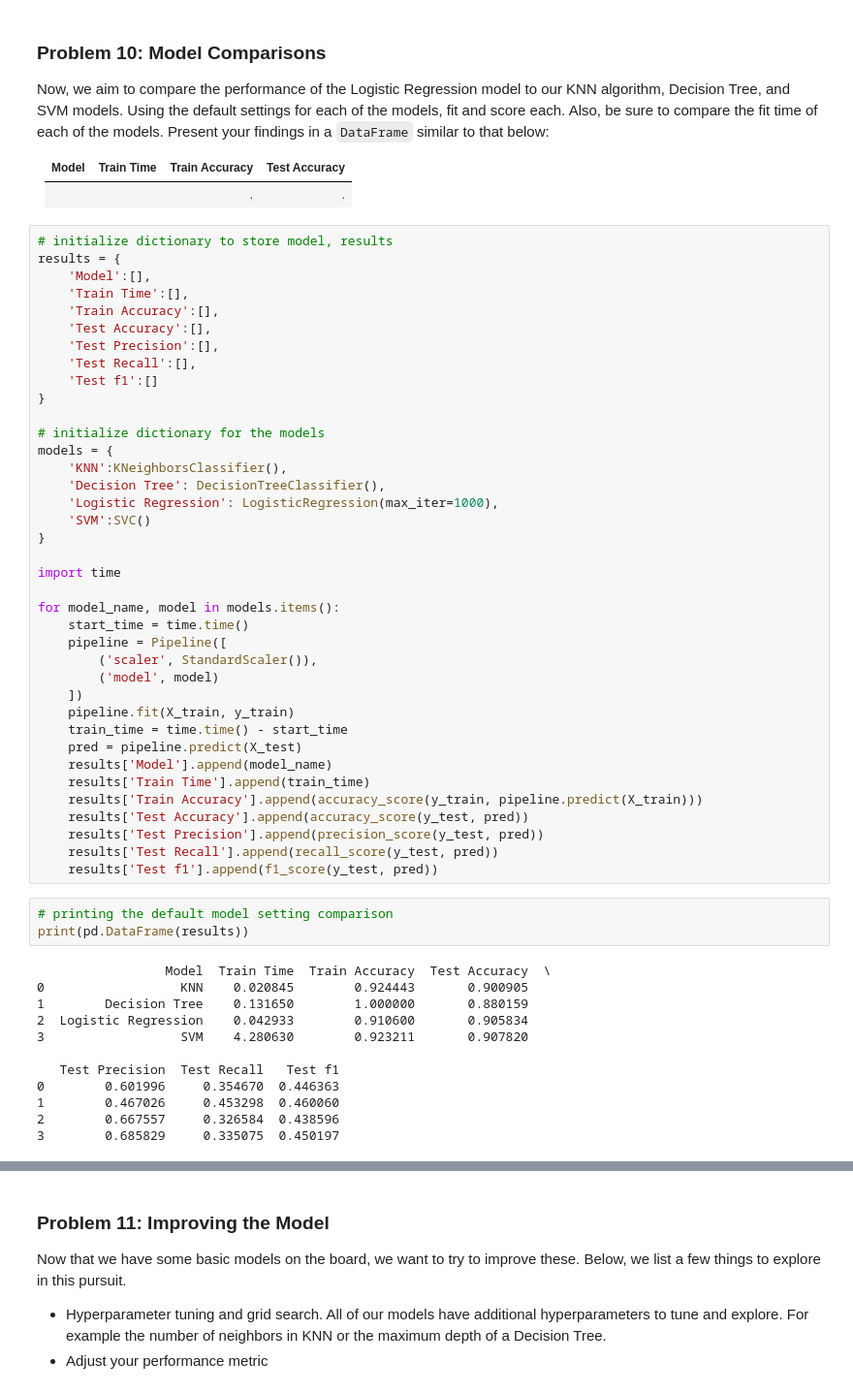
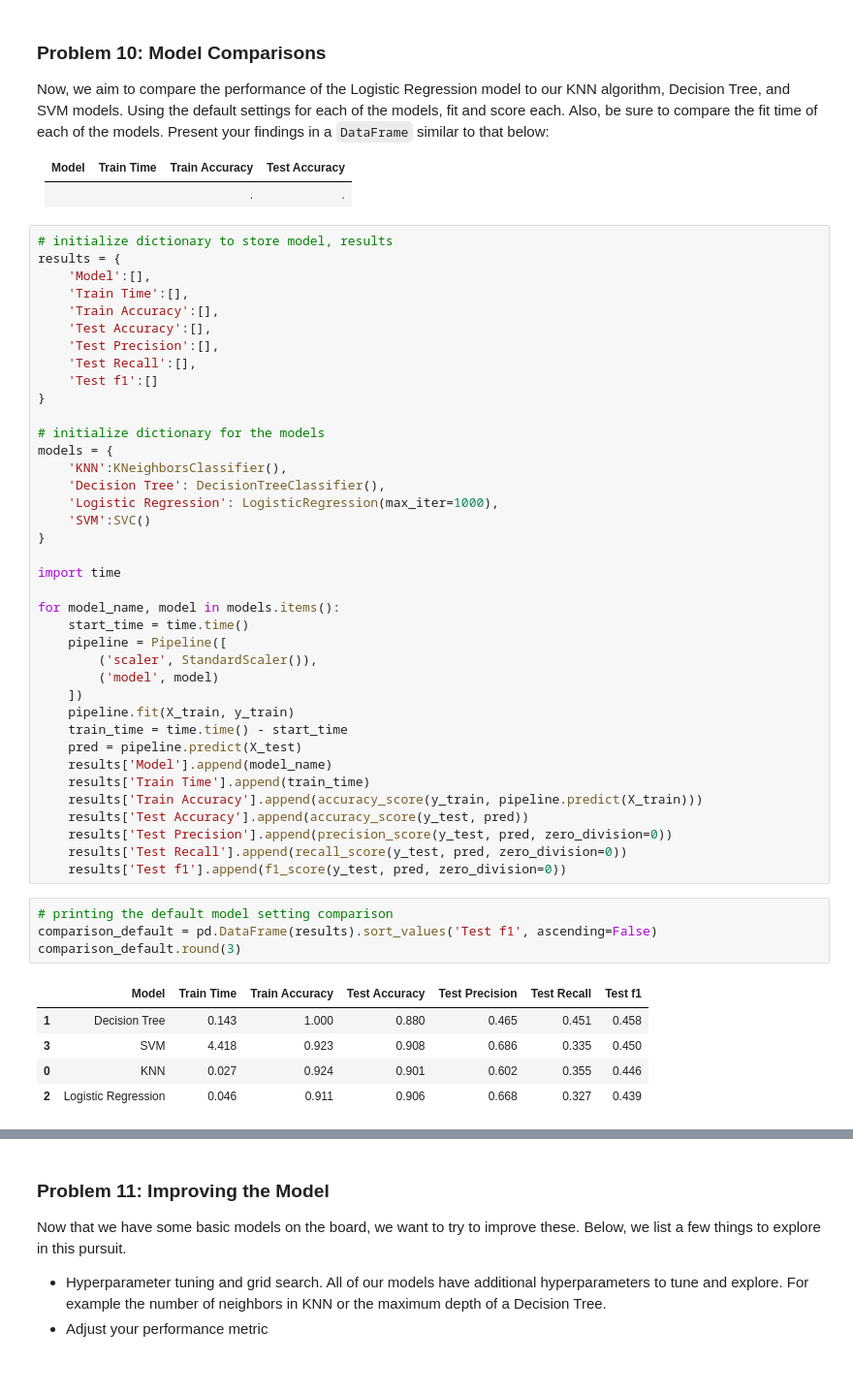
Before and after one commit to asoali67/Required-Assignment-17.1-Comparing-Classifiers, a Jupyter notebook: prompt_III.ipynb, the cells around one changed output, grey strips where cells are left out. Shown at 97% size. Cells and saved outputs as stored; diff of their text form.

```diff
--- a/prompt_III.ipynb
+++ b/prompt_III.ipynb
@@ -351,21 +380,16 @@ for model_name, model in models.items():
     results['Train Time'].append(train_time)
     results['Train Accuracy'].append(accuracy_score(y_train, pipeline.predict(X_train)))
     results['Test Accuracy'].append(accuracy_score(y_test, pred))
-    results['Test Precision'].append(precision_score(y_test, pred))
-    results['Test Recall'].append(recall_score(y_test, pred))
-    results['Test f1'].append(f1_score(y_test, pred))
+    results['Test Precision'].append(precision_score(y_test, pred, zero_division=0))
+    results['Test Recall'].append(recall_score(y_test, pred, zero_division=0))
+    results['Test f1'].append(f1_score(y_test, pred, zero_division=0))
 # %%
 # printing the default model setting comparison
-print(pd.DataFrame(results))
+comparison_default = pd.DataFrame(results).sort_values('Test f1', ascending=False)
+comparison_default.round(3)
 # %% [output]
-                 Model  Train Time  Train Accuracy  Test Accuracy  \
-0                  KNN    0.020845        0.924443       0.900905
-1        Decision Tree    0.131650        1.000000       0.880159
-2  Logistic Regression    0.042933        0.910600       0.905834
-3                  SVM    4.280630        0.923211       0.907820
-
-   Test Precision  Test Recall   Test f1
-0        0.601996     0.354670  0.446363
-1        0.467026     0.453298  0.460060
-2        0.667557     0.326584  0.438596
-3        0.685829     0.335075  0.450197
+|  | Model | Train Time | Train Accuracy | Test Accuracy | Test Precision | Test Recall | Test f1 |
+| 1 | Decision Tree | 0.143 | 1.000 | 0.880 | 0.465 | 0.451 | 0.458 |
+| 3 | SVM | 4.418 | 0.923 | 0.908 | 0.686 | 0.335 | 0.450 |
+| 0 | KNN | 0.027 | 0.924 | 0.901 | 0.602 | 0.355 | 0.446 |
+| 2 | Logistic Regression | 0.046 | 0.911 | 0.906 | 0.668 | 0.327 | 0.439 |
```
Also changed, not shown: parts of 8 cells of this notebook.
